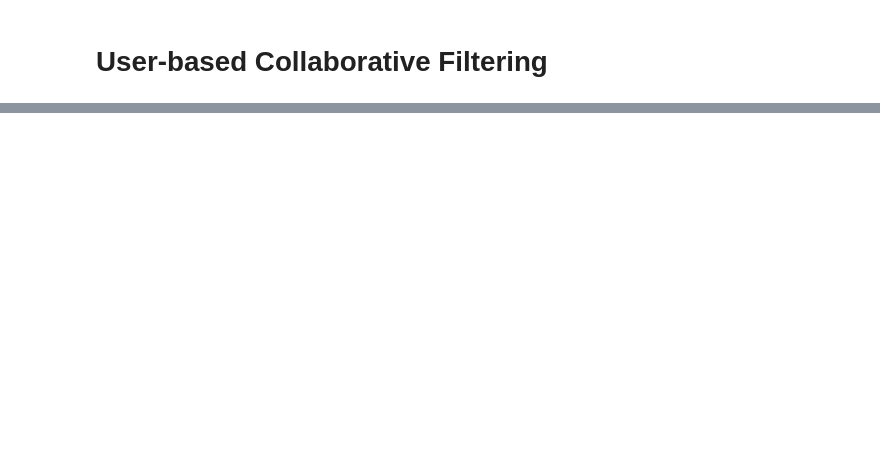
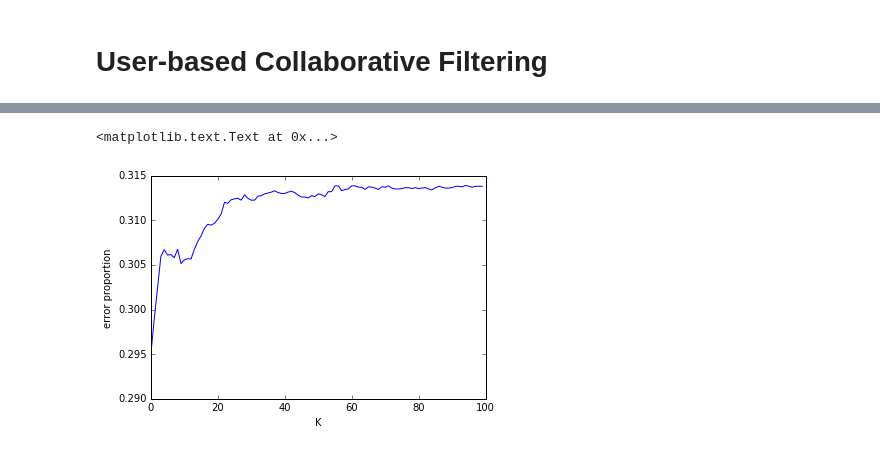
Before and after one commit to travishsu/movieLensCF, a Jupyter notebook: Present.ipynb, the cells around one changed output, grey strips where cells are left out. Cells and saved outputs as stored; diff of their text form; code cells hidden in the pictures; blank space fills up the shorter version.

```diff
--- a/Present.ipynb
+++ b/Present.ipynb
@@ -124,0 +260,7 @@ print correct_proportion
+# %%
+plot(rec)
+xlabel("K")
+ylabel("error proportion")
+# %% [output]
+<matplotlib.text.Text at 0x...>
+[figure, added]
```
Also changed, not shown: parts of 21 cells of this notebook.
